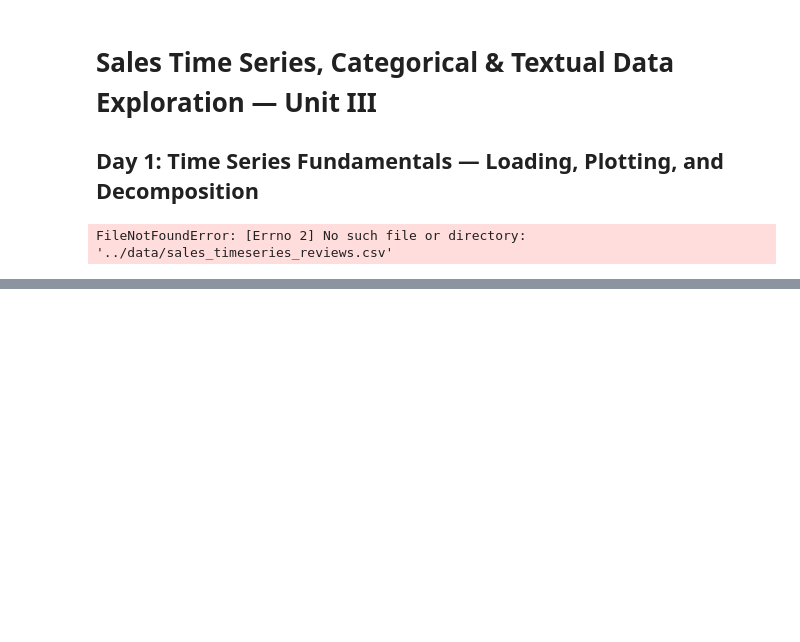
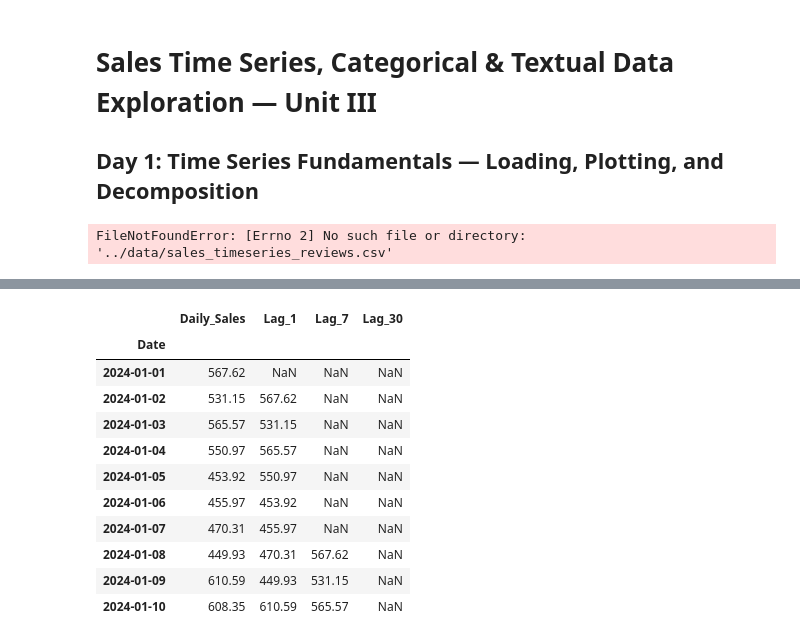
Before and after one commit to nikitha-d1323/data-analysis-mini-projects, a Jupyter notebook: unit3-sales-timeseries-text/Sales_TimeSeries_Text_Unit3.ipynb, the cells around one changed output, grey strips where cells are left out. Saved outputs shown, nothing was run; the diff lists cells and outputs as text; code cells hidden in the pictures; blank space fills up the shorter version.

```diff
--- a/unit3-sales-timeseries-text/Sales_TimeSeries_Text_Unit3.ipynb
+++ b/unit3-sales-timeseries-text/Sales_TimeSeries_Text_Unit3.ipynb
@@ -71,0 +97,19 @@ plt.show()
+# %%
+lag_df = pd.DataFrame({"Daily_Sales": ts})
+lag_df["Lag_1"] = lag_df["Daily_Sales"].shift(1)
+lag_df["Lag_7"] = lag_df["Daily_Sales"].shift(7)
+lag_df["Lag_30"] = lag_df["Daily_Sales"].shift(30)
+lag_df.head(10)
+# %% [output]
+|  | Daily_Sales | Lag_1 | Lag_7 | Lag_30 |
+| Date |  |  |  |  |
+| 2024-01-01 | 567.62 | NaN | NaN | NaN |
+| 2024-01-02 | 531.15 | 567.62 | NaN | NaN |
+| 2024-01-03 | 565.57 | 531.15 | NaN | NaN |
+| 2024-01-04 | 550.97 | 565.57 | NaN | NaN |
+| 2024-01-05 | 453.92 | 550.97 | NaN | NaN |
+| 2024-01-06 | 455.97 | 453.92 | NaN | NaN |
+| 2024-01-07 | 470.31 | 455.97 | NaN | NaN |
+| 2024-01-08 | 449.93 | 470.31 | 567.62 | NaN |
+| 2024-01-09 | 610.59 | 449.93 | 531.15 | NaN |
+| 2024-01-10 | 608.35 | 610.59 | 565.57 | NaN |
```
Also changed, not shown: parts of 17 cells of this notebook, 3 other files.
